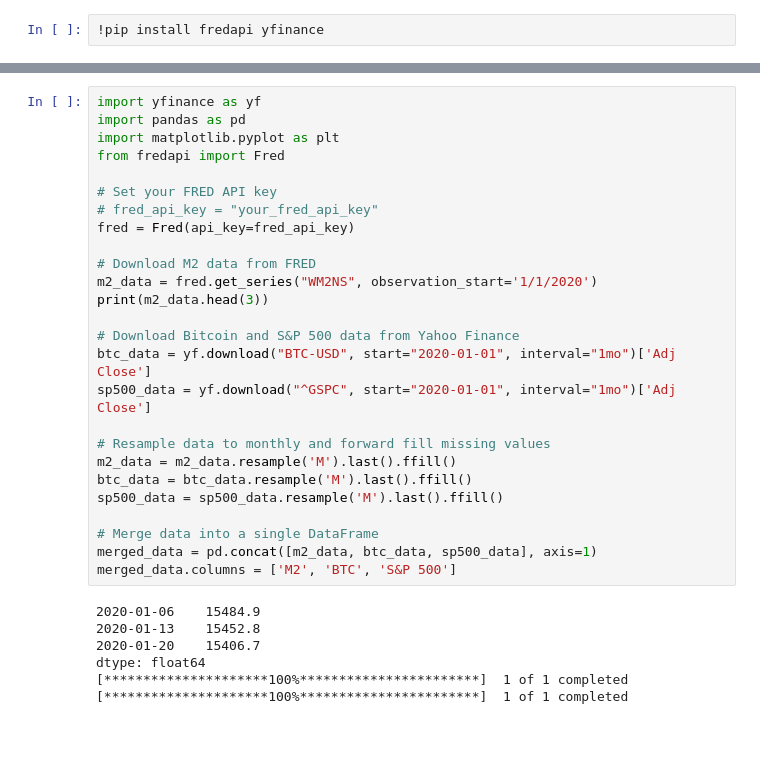
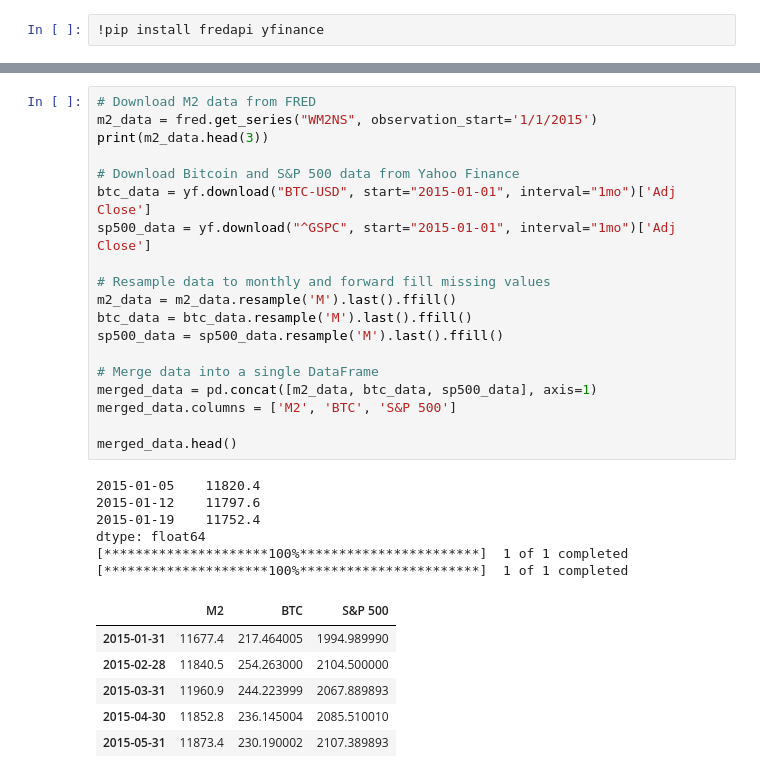
Before and after one commit to HuaiyuZhang/misc, a Jupyter notebook: [fin]m2_bitcoin_sp.ipynb, the cells around one changed output, grey strips where cells are left out. Saved outputs shown, nothing was run; the diff lists cells and outputs as text; blank space fills up the shorter version.

```diff
--- a/[fin]m2_bitcoin_sp.ipynb
+++ b/[fin]m2_bitcoin_sp.ipynb
@@ -5,33 +14,32 @@ fred_api_key = ''
 # %%
-import yfinance as yf
-import pandas as pd
-import matplotlib.pyplot as plt
-from fredapi import Fred
-
-# Set your FRED API key
-# fred_api_key = "your_fred_api_key"
-fred = Fred(api_key=fred_api_key)
-
 # Download M2 data from FRED
-m2_data = fred.get_series("WM2NS", observation_start='1/1/2020')
+m2_data = fred.get_series("WM2NS", observation_start='1/1/2015')
 print(m2_data.head(3))
 
 # Download Bitcoin and S&P 500 data from Yahoo Finance
-btc_data = yf.download("BTC-USD", start="2020-01-01", interval="1mo")['Adj Close']
-sp500_data = yf.download("^GSPC", start="2020-01-01", interval="1mo")['Adj Close']
+btc_data = yf.download("BTC-USD", start="2015-01-01", interval="1mo")['Adj Close']
+sp500_data = yf.download("^GSPC", start="2015-01-01", interval="1mo")['Adj Close']
 
 # Resample data to monthly and forward fill missing values
 m2_data = m2_data.resample('M').last().ffill()
 btc_data = btc_data.resample('M').last().ffill()
 sp500_data = sp500_data.resample('M').last().ffill()
 
 # Merge data into a single DataFrame
 merged_data = pd.concat([m2_data, btc_data, sp500_data], axis=1)
 merged_data.columns = ['M2', 'BTC', 'S&P 500']
+
+merged_data.head()
 # %% [output]
-2020-01-06    15484.9
-2020-01-13    15452.8
-2020-01-20    15406.7
+2015-01-05    11820.4
+2015-01-12    11797.6
+2015-01-19    11752.4
 dtype: float64
 [*********************100%***********************]  1 of 1 completed
 [*********************100%***********************]  1 of 1 completed
+|  | M2 | BTC | S&P 500 |
+| 2015-01-31 | 11677.4 | 217.464005 | 1994.989990 |
+| 2015-02-28 | 11840.5 | 254.263000 | 2104.500000 |
+| 2015-03-31 | 11960.9 | 244.223999 | 2067.889893 |
+| 2015-04-30 | 11852.8 | 236.145004 | 2085.510010 |
+| 2015-05-31 | 11873.4 | 230.190002 | 2107.389893 |
```
Also changed, not shown: parts of 7 cells of this notebook.
